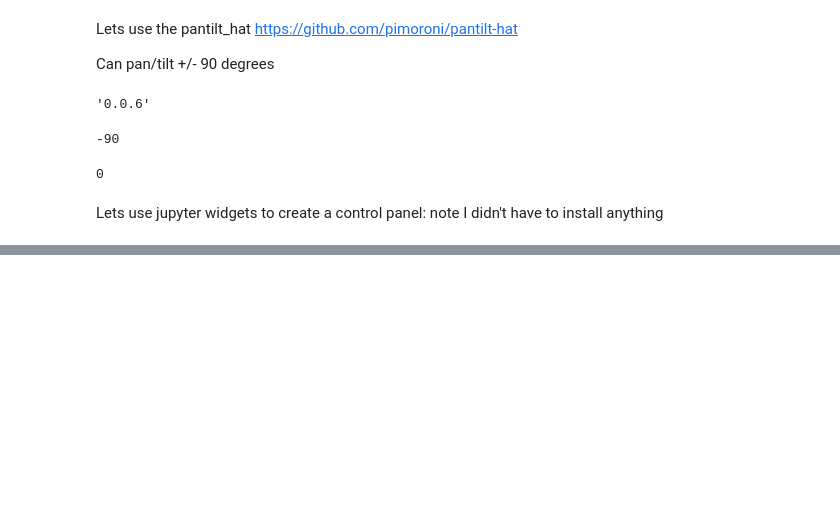
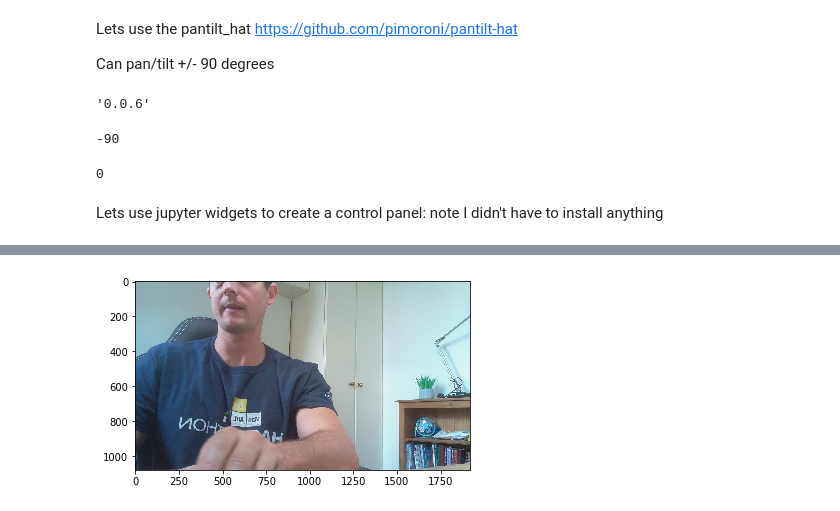
Before and after one commit to robmarkcole/jupyter-raspberry-pi, a Jupyter notebook: Initial demo camera and pan-tilt.ipynb, the cells around one changed output, grey strips where cells are left out. Cells and saved outputs as stored; diff of their text form; code cells hidden in the pictures; blank space fills up the shorter version.

Commit message:
adds camera experiment

```diff
--- a/Initial demo camera and pan-tilt.ipynb
+++ b/Initial demo camera and pan-tilt.ipynb
@@ -66,0 +76,11 @@ interactive(children=(IntSlider(value=10, description='x', max=30, min=-10), Out
+# %%
+my_obj = plt.imshow(img)
+
+def on_button_clicked(b):
+    """Callback for on button clicked."""
+    print('Snapped!')
+    camera.capture(file_name)
+    img = plt.imread(file_name)
+    my_obj.draw(img)
+# %% [output]
+[figure, added]
```
Also changed, not shown: parts of 6 cells of this notebook, 1 other file.
